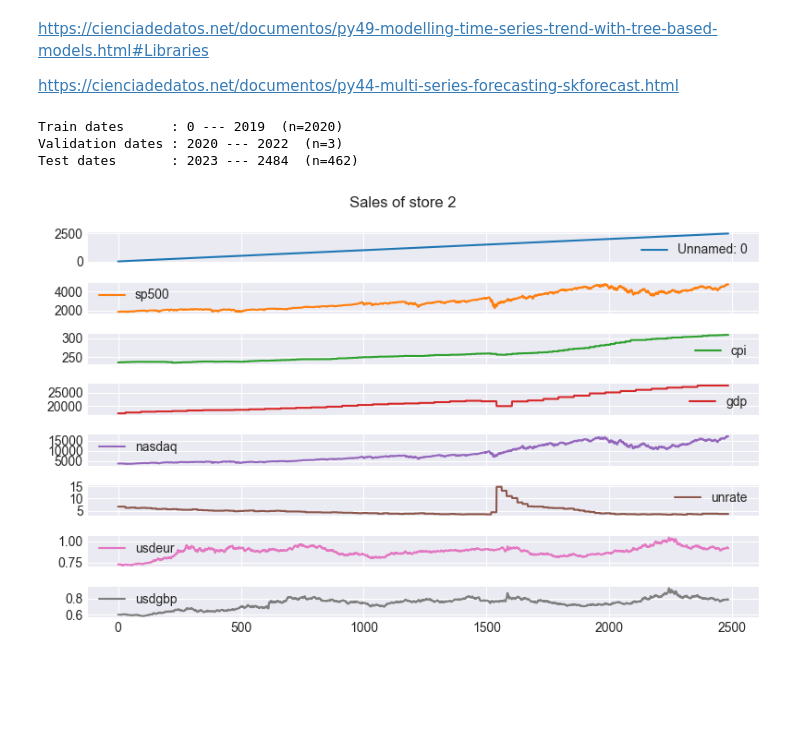
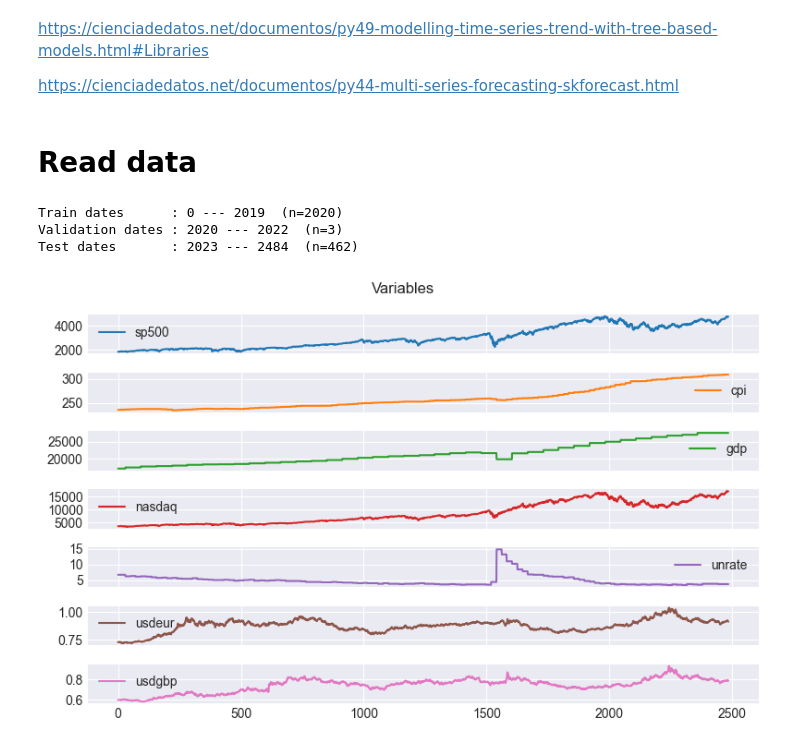
Before and after one commit to ikeryanez/Forecasting_FinancialTS, a Jupyter notebook: notebooks/tree_based_models.ipynb, the cells around one changed output. Drawn from its saved outputs; the diff is of its cells as text; code cells hidden in the pictures; blank space fills up the shorter version.

```diff
--- a/notebooks/tree_based_models.ipynb
+++ b/notebooks/tree_based_models.ipynb
@@ -41,8 +41,12 @@ from skforecast.model_selection import backtesting_forecaster
 from skforecast.model_selection import grid_search_forecaster
 from skforecast.model_selection_multiseries import backtesting_forecaster_multiseries
 from skforecast.model_selection_multiseries import grid_search_forecaster_multiseries
+# %% [markdown]
+# Read data
 # %%
-data = pd.read_csv('C:\\Users\\usuario\Desktop\TFM\Forecasting_FinancialTS\data\preparation\df_no24.csv')
+data = pd.read_csv('C:\\Users\\altap\\OneDrive\\Escritorio\TFM\\Forecasting_FinancialTS\\data\\preparation\\df_no24.csv')
+# %%
+data = data.drop('Unnamed: 0', axis=1)
 # %%
 # Split data into train-validation-test
 # ======================================================================================
@@ -63,14 +67,14 @@ Test dates       : 2023 --- 2484  (n=462)
 # %%
 # Plot time series
 # ======================================================================================
 fig, ax = plt.subplots(figsize=(8, 5))
-data.iloc[:, :9].plot(
+data.iloc[:, :8].plot(
     legend   = True,
     subplots = True,
     sharex   = True,
     title    = 'Variables',
     ax       = ax,
 )
 fig.tight_layout();
 # %% [output]
-[figure, old version]
+[figure, new version]
```
Also changed, not shown: parts of 2 cells of this notebook.
